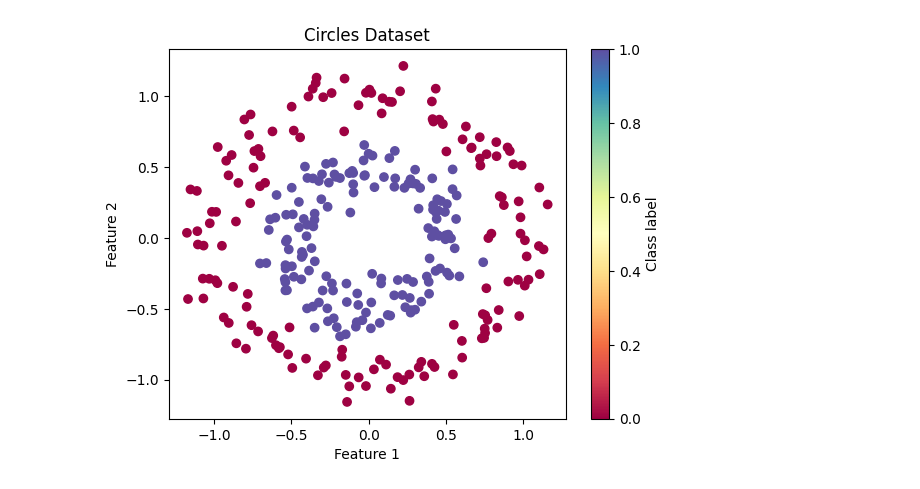
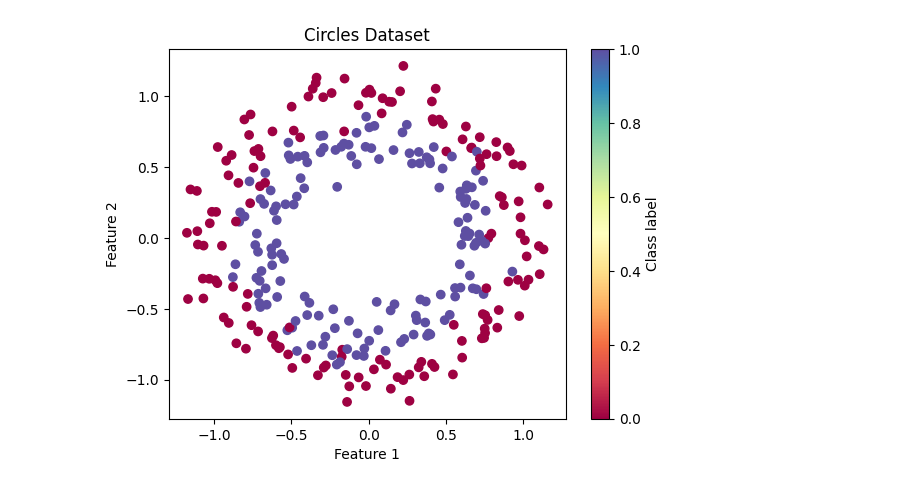
Before and after one commit to VadymKalin/nvidia_certified_associate_generative_ai_llms, a Jupyter notebook: deep_learning.ipynb, the cells around one changed output. Drawn from its saved outputs; the diff is of its cells as text; code cells hidden in the pictures.

```diff
--- a/deep_learning.ipynb
+++ b/deep_learning.ipynb
@@ -3,17 +3,17 @@
 # %%
 import numpy as np
 import matplotlib.pyplot as plt
 from sklearn.datasets import make_circles
 
 # Generate synthetic data (circles)
-X, y = make_circles(n_samples=300, noise=0.1, factor=0.5, random_state=0)
+X, y = make_circles(n_samples=300, noise=0.1, factor=0.7, random_state=0)
 
 # Plot the points with their labels
 plt.scatter(X[:, 0], X[:, 1], c=y, cmap=plt.cm.Spectral)
 plt.xlabel('Feature 1')
 plt.ylabel('Feature 2')
 plt.title('Circles Dataset')
 plt.colorbar(label='Class label')
 plt.show()
 # %% [output]
-[figure, old version]
+[figure, new version]
```
